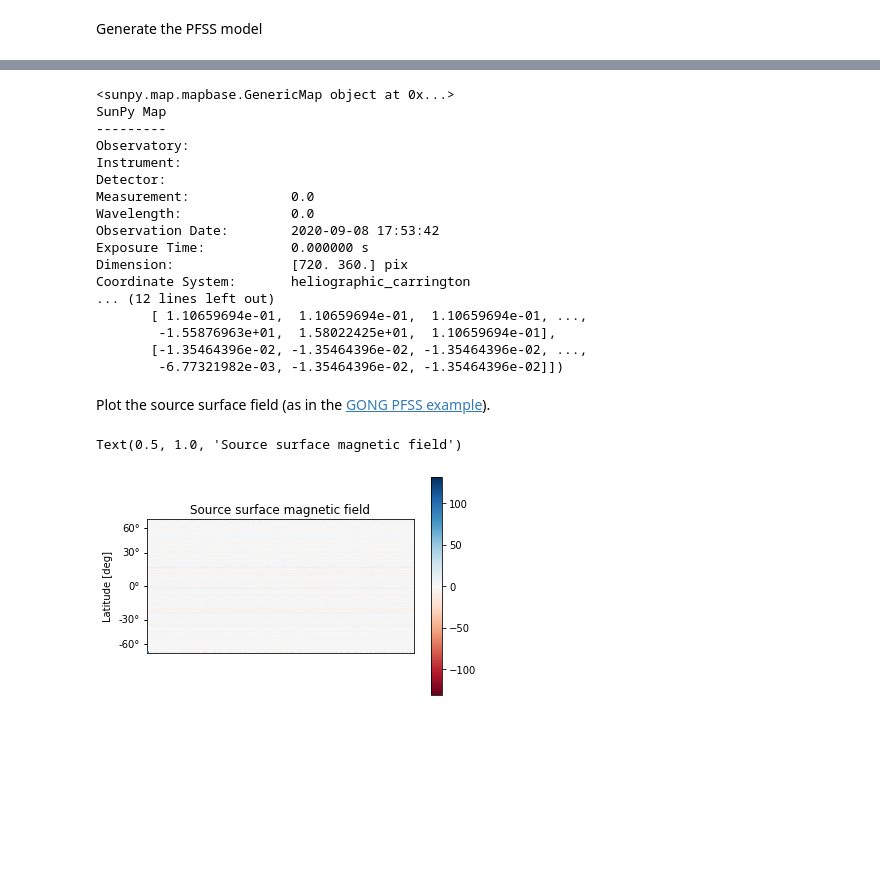
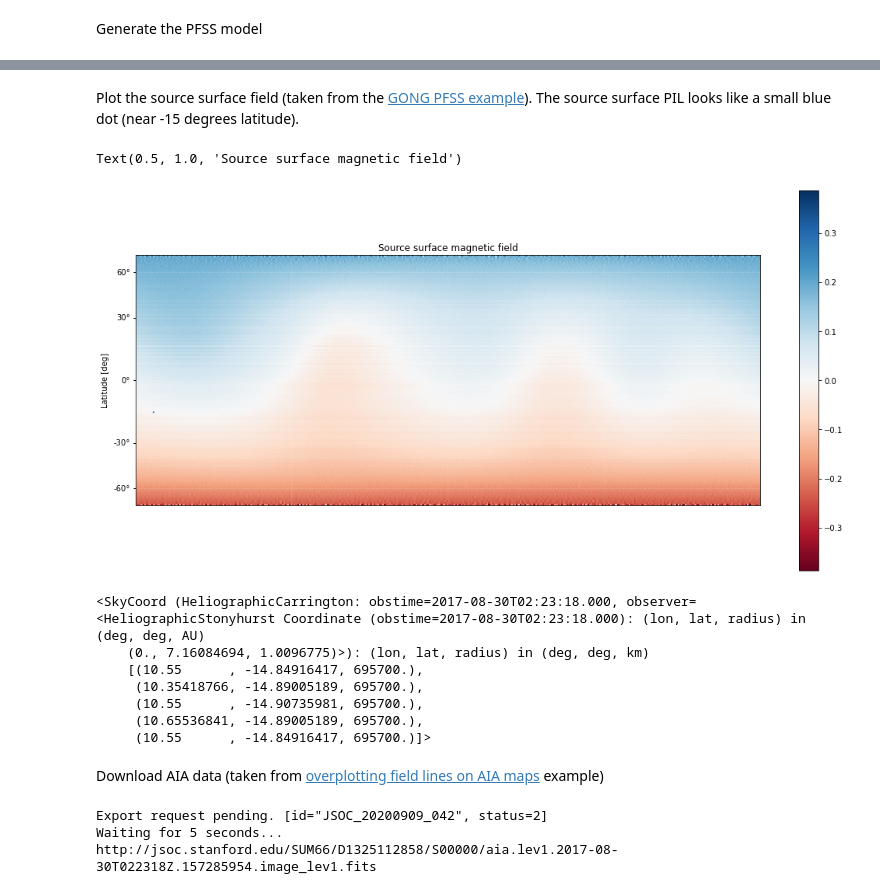
Before and after one commit to mbobra/magnetic-field-models, a Jupyter notebook: hmipfss.ipynb, the cells around one changed output, grey strips where cells are left out. Cells and saved outputs as stored; diff of their text form; code cells hidden in the pictures; blank space fills up the shorter version.

Commit message:
used hmi.synoptic_mr_polfil_720s data

```diff
--- a/hmipfss.ipynb
+++ b/hmipfss.ipynb
@@ -49,2 +65,0 @@ Replace NaNs with zeros (as a test):
-# %%
-synoptic_image[0].data = np.nan_to_num(synoptic_image[0].data)
@@ -55,5 +66,4 @@ np.sum(~np.isfinite(synoptic_image[0].data))
 # %% [markdown]
 Create a [SunPy Map object]()
 # %%
-synoptic_image.verify("fix")
-synoptic_map = sunpy.map.Map(synoptic_image[0].data, synoptic_image[0].header)
+synoptic_map = sunpy.map.Map(synoptic_image[1].data, synoptic_image[1].header)
@@ -61,0 +98,3 @@ Look at the data:
+# %%
+new_dimensions = [360, 144] * u.pixel
+synoptic_map_resampled = synoptic_map.resample(new_dimensions)
@@ -75,4 +132,4 @@ Generate the PFSS model
 nrho = 35
 rss = 2.5
 # %%
-input = pfsspy.Input(synoptic_map, nrho, rss)
+input = pfsspy.Input(synoptic_map_resampled, nrho, rss)
@@ -81,33 +148,34 @@ output = pfsspy.pfss(input)
-# %%
-output.source_surface_br
-# %% [output]
-<sunpy.map.mapbase.GenericMap object at 0x...>
-SunPy Map
----------
-Observatory:
-Instrument:
-Detector:
-Measurement:             0.0
-Wavelength:              0.0
-Observation Date:        2020-09-08 17:53:42
-Exposure Time:           0.000000 s
-Dimension:               [720. 360.] pix
-Coordinate System:       heliographic_carrington
-... (12 lines left out)
-       [ 1.10659694e-01,  1.10659694e-01,  1.10659694e-01, ...,
-        -1.55876963e+01,  1.58022425e+01,  1.10659694e-01],
-       [-1.35464396e-02, -1.35464396e-02, -1.35464396e-02, ...,
-        -6.77321982e-03, -1.35464396e-02, -1.35464396e-02]])
 # %% [markdown]
-Plot the source surface field (as in the [GONG PFSS example](https://pfsspy.readthedocs.io/en/stable/auto_examples/using_pfsspy/plot_gong.html)).
+Plot the source surface field (taken from the [GONG PFSS example](https://pfsspy.readthedocs.io/en/stable/auto_examples/using_pfsspy/plot_gong.html)). The source surface PIL looks like a small blue dot (near -15 degrees latitude).
 # %%
 ss_br = output.source_surface_br
-fig = plt.figure()
+fig = plt.figure(figsize=(18,9))
 ax = plt.subplot(projection=ss_br)
 ss_br.plot()
 ax.plot_coord(output.source_surface_pils[0])
 plt.colorbar()
 ax.set_title('Source surface magnetic field')
 # %% [output]
 Text(0.5, 1.0, 'Source surface magnetic field')
-[figure, old version]
+[figure, new version]
+# %%
+output.source_surface_pils[0]
+# %% [output]
+<SkyCoord (HeliographicCarrington: obstime=2017-08-30T02:23:18.000, observer=<HeliographicStonyhurst Coordinate (obstime=2017-08-30T02:23:18.000): (lon, lat, radius) in (deg, deg, AU)
+    (0., 7.16084694, 1.0096775)>): (lon, lat, radius) in (deg, deg, km)
+    [(10.55      , -14.84916417, 695700.),
+     (10.35418766, -14.89005189, 695700.),
+     (10.55      , -14.90735981, 695700.),
+     (10.65536841, -14.89005189, 695700.),
+     (10.55      , -14.84916417, 695700.)]>
+# %% [markdown]
+Download AIA data (taken from [overplotting field lines on AIA maps](https://pfsspy.readthedocs.io/en/stable/auto_examples/using_pfsspy/plot_aia_overplotting.html) example)
+# %%
+jsoc_request = c.export('aia.lev1[2017-08-30T02:23:18]{image_lev1}', protocol='fits')
+aia_image_url = jsoc_request.urls['url'][0]
+print(aia_image_url)
+aia_image = fits.open(aia_image_url)
+# %% [output]
+Export request pending. [id="JSOC_20200909_042", status=2]
+Waiting for 5 seconds...
+http://jsoc.stanford.edu/SUM66/D1325112858/S00000/aia.lev1.2017-08-30T022318Z.157285954.image_lev1.fits
```
Also changed, not shown: parts of 29 cells of this notebook.
